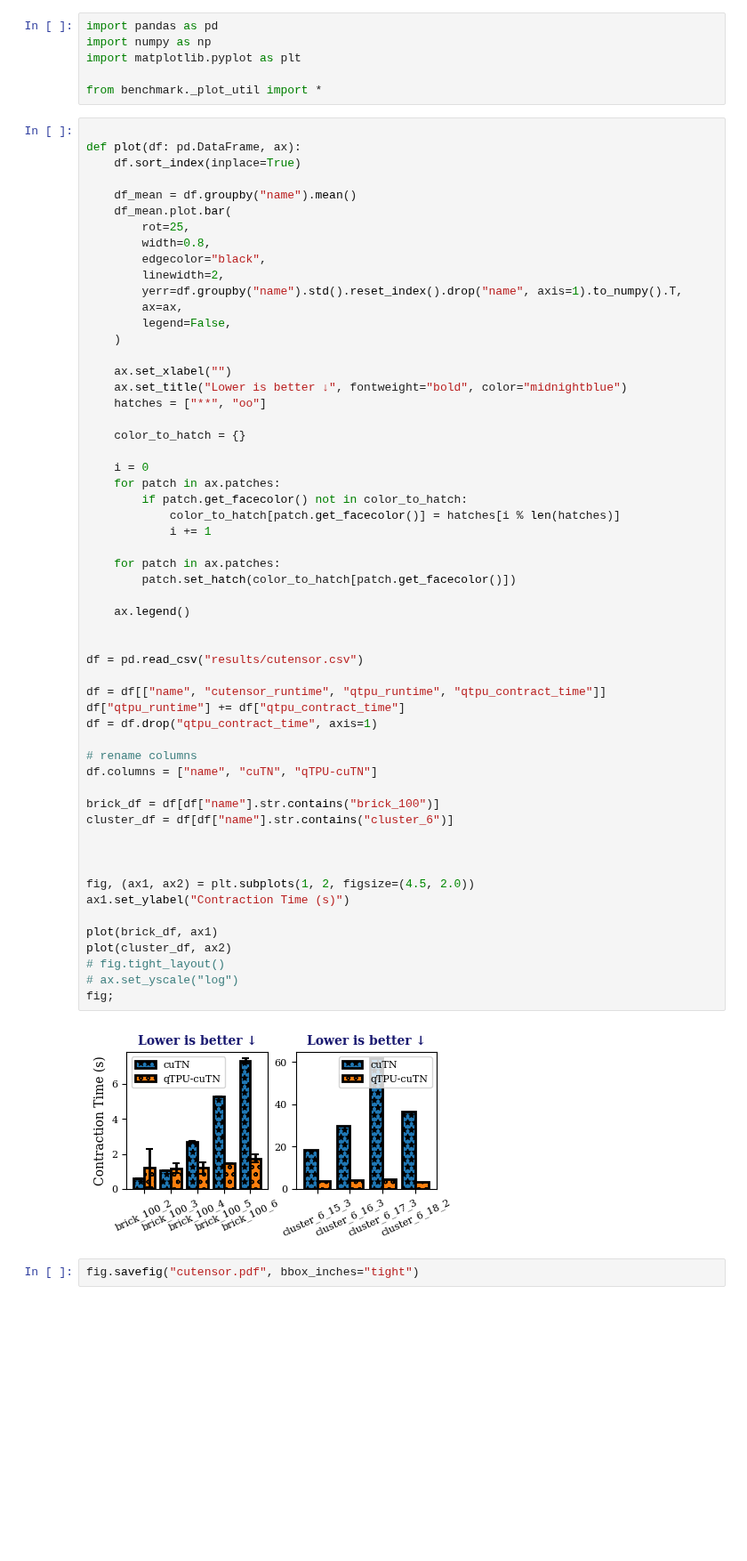
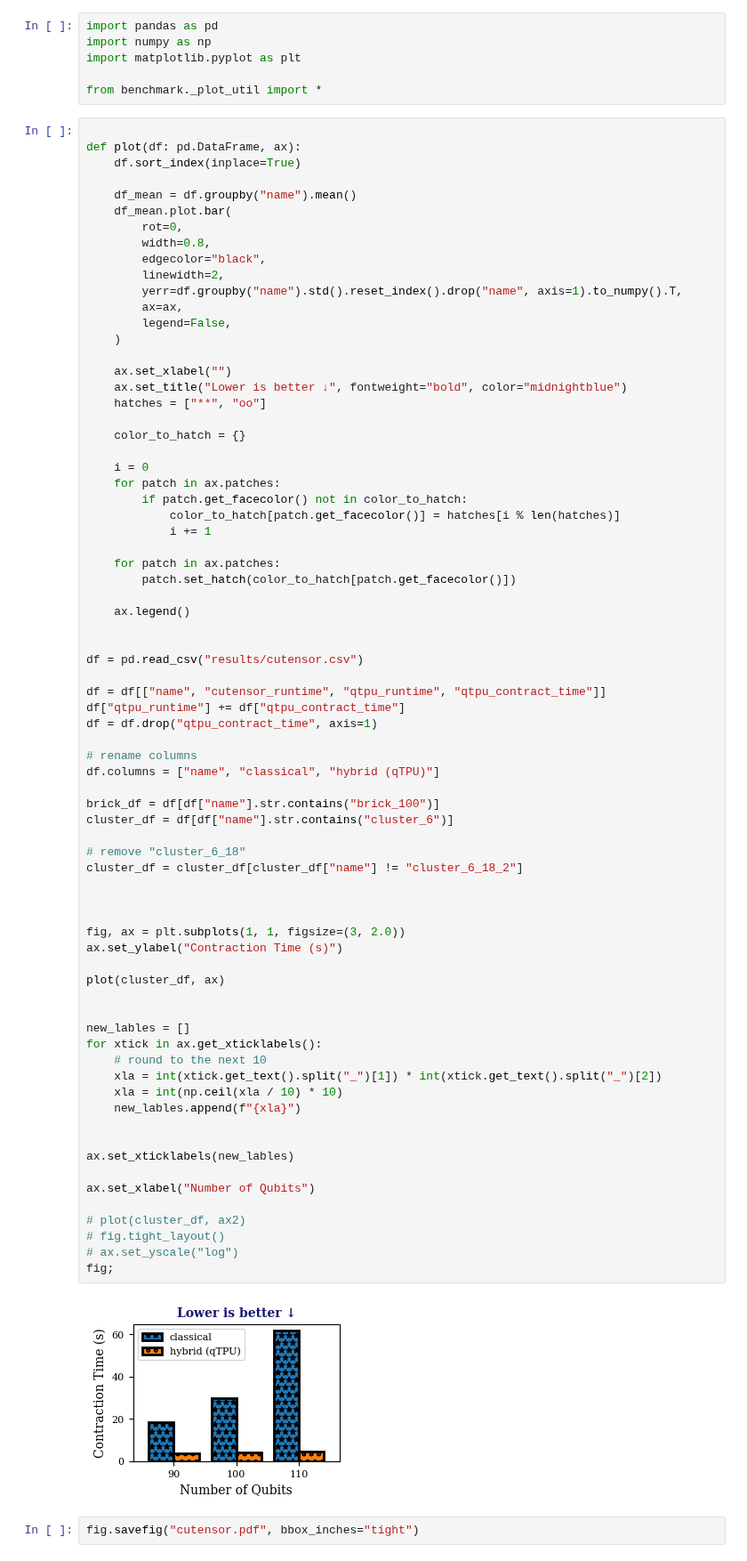
Before and after one commit to nathanieltornow/qtpu, a Jupyter notebook: benchmark/plot_03.ipynb, the cells around one changed output. Shown at 89% size. Cells and saved outputs as stored; diff of their text form; blank space fills up the shorter version.

```diff
--- a/benchmark/plot_03.ipynb
+++ b/benchmark/plot_03.ipynb
@@ -11,7 +11,7 @@ def plot(df: pd.DataFrame, ax):
 
     df_mean = df.groupby("name").mean()
     df_mean.plot.bar(
-        rot=25,
+        rot=0,
         width=0.8,
         edgecolor="black",
         linewidth=2,
@@ -29,38 +29,55 @@ def plot(df: pd.DataFrame, ax):
     i = 0
     for patch in ax.patches:
         if patch.get_facecolor() not in color_to_hatch:
             color_to_hatch[patch.get_facecolor()] = hatches[i % len(hatches)]
             i += 1
 
     for patch in ax.patches:
         patch.set_hatch(color_to_hatch[patch.get_facecolor()])
 
     ax.legend()
 
 
 df = pd.read_csv("results/cutensor.csv")
 
 df = df[["name", "cutensor_runtime", "qtpu_runtime", "qtpu_contract_time"]]
 df["qtpu_runtime"] += df["qtpu_contract_time"]
 df = df.drop("qtpu_contract_time", axis=1)
 
 # rename columns
-df.columns = ["name", "cuTN", "qTPU-cuTN"]
+df.columns = ["name", "classical", "hybrid (qTPU)"]
 
 brick_df = df[df["name"].str.contains("brick_100")]
 cluster_df = df[df["name"].str.contains("cluster_6")]
 
+# remove "cluster_6_18"
+cluster_df = cluster_df[cluster_df["name"] != "cluster_6_18_2"]
 
 
-fig, (ax1, ax2) = plt.subplots(1, 2, figsize=(4.5, 2.0))
-ax1.set_ylabel("Contraction Time (s)")
 
-plot(brick_df, ax1)
-plot(cluster_df, ax2)
+fig, ax = plt.subplots(1, 1, figsize=(3, 2.0))
+ax.set_ylabel("Contraction Time (s)")
+
+plot(cluster_df, ax)
+
+
+new_lables = []
+for xtick in ax.get_xticklabels():
+    # round to the next 10
+    xla = int(xtick.get_text().split("_")[1]) * int(xtick.get_text().split("_")[2])
+    xla = int(np.ceil(xla / 10) * 10)
+    new_lables.append(f"{xla}")
+
+
+ax.set_xticklabels(new_lables)
+
+ax.set_xlabel("Number of Qubits")
+
+# plot(cluster_df, ax2)
 # fig.tight_layout()
 # ax.set_yscale("log")
 fig;
 # %% [output]
-[figure, old version]
+[figure, new version]
 # %%
 fig.savefig("cutensor.pdf", bbox_inches="tight")
```
Also changed, not shown: 15 other files.
